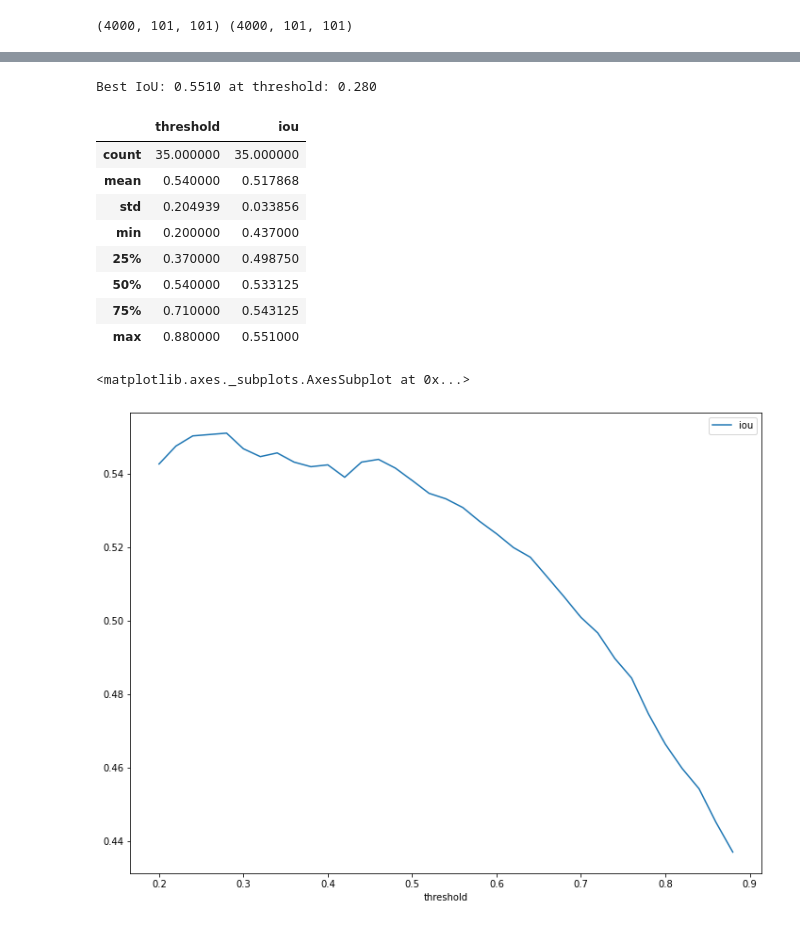
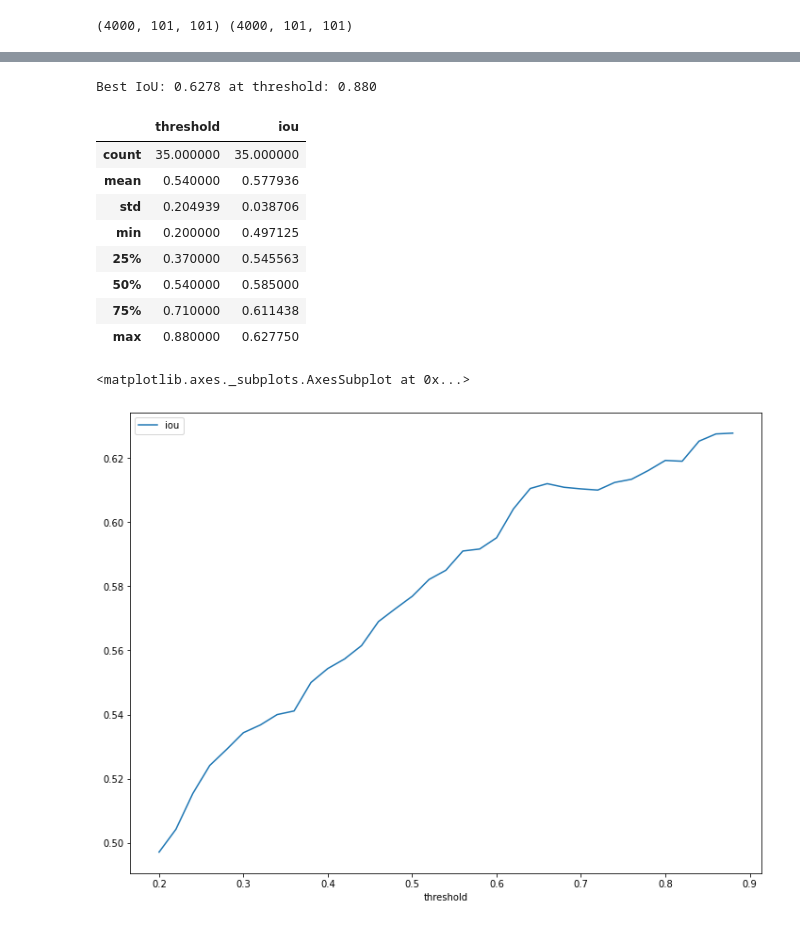
Before and after one commit to taiki-nakaso/diveintocode-ml, a Jupyter notebook: src/term2/sprint20/sprint20.ipynb, the cells around one changed output, grey strips where cells are left out. Cells and saved outputs as stored; diff of their text form; code cells hidden in the pictures.

```diff
--- a/src/term2/sprint20/sprint20.ipynb
+++ b/src/term2/sprint20/sprint20.ipynb
@@ -968,11 +970,11 @@ printm()
 K.clear_session()
 
 # VGG版　ResNet版と比較したい
-model_depth = unet_vgg(
+model_depth_vgg = unet_vgg(
     input_size, decoder_block_bottleneck, weights='imagenet',
     loss_func=bce_dice_loss, metrics_list=[my_iou_metric],
     use_lovash=False)
-print(model_depth.summary())
+print(model_depth_vgg.summary())
 
 
 model_checkpoint = ModelCheckpoint(
@@ -987,11 +989,11 @@ reduce_lr = ReduceLROnPlateau(
     verbose=1)
 
 
-epochs = 2  # 25
+epochs = 10 # 25
 #batch_size = 16
 batch_size = 8 # バッチサイズを半分にしてみる
 
-history = model_depth.fit(X_tr, y_tr,
+history = model_depth_vgg.fit(X_tr, y_tr,
                     validation_data=[X_val, y_val],
                     epochs=epochs,
                     batch_size=batch_size,
@@ -1018,39 +1020,39 @@ Epoch 00002: val_my_iou_metric improved from 0.36913 to 0.51525, saving model to
 # %%
-val_preds = model_depth.predict(X_val, batch_size=16)
+val_preds_vgg = model_depth_vgg.predict(X_val, batch_size=16)
 
-y_val_pred = np.asarray(list(map(lambda x: cv2.resize(x, (101, 101)), val_preds)))
+y_val_pred_vgg = np.asarray(list(map(lambda x: cv2.resize(x, (101, 101)), val_preds_vgg)))
 y_val_true = np.asarray(list(map(lambda x: cv2.resize(x, (101, 101)), y_val)))
 # %%
 thresholds = np.arange(0.2, 0.9, 0.02)
 
 ious = np.array(
     [iou_metric_batch(y_val_true,
-                      np.int32(y_val_pred > threshold)) for threshold in tqdm(thresholds)])
+                      np.int32(y_val_pred_vgg > threshold)) for threshold in tqdm(thresholds)])
 # %%
-df_iou = pd.DataFrame(thresholds, columns=['threshold'])
-df_iou['iou'] = ious
+df_iou_vgg = pd.DataFrame(thresholds, columns=['threshold'])
+df_iou_vgg['iou'] = ious
 
 # Get index of best IoU
-best_index = df_iou['iou'].idxmax()
+best_index_vgg = df_iou_vgg['iou'].idxmax()
 print('Best IoU: {:.4f} at threshold: {:.3f}'.format(
-    df_iou.iou[best_index], df_iou.threshold[best_index]))
+    df_iou_vgg.iou[best_index_vgg], df_iou_vgg.threshold[best_index_vgg]))
 
 # Describe IoU DF
-df_iou.describe()
+df_iou_vgg.describe()
 # %% [output]
-Best IoU: 0.5510 at threshold: 0.280
+Best IoU: 0.6278 at threshold: 0.880
 |  | threshold | iou |
 | count | 35.000000 | 35.000000 |
-| mean | 0.540000 | 0.517868 |
-| std | 0.204939 | 0.033856 |
-| min | 0.200000 | 0.437000 |
-| 25% | 0.370000 | 0.498750 |
-| 50% | 0.540000 | 0.533125 |
-| 75% | 0.710000 | 0.543125 |
-| max | 0.880000 | 0.551000 |
+| mean | 0.540000 | 0.577936 |
+| std | 0.204939 | 0.038706 |
+| min | 0.200000 | 0.497125 |
+| 25% | 0.370000 | 0.545563 |
+| 50% | 0.540000 | 0.585000 |
+| 75% | 0.710000 | 0.611438 |
+| max | 0.880000 | 0.627750 |
 # %%
 # Plot IoU values over threshold range.
-df_iou.plot(x='threshold', y='iou')
+df_iou_vgg.plot(x='threshold', y='iou')
 # %% [output]
 <matplotlib.axes._subplots.AxesSubplot at 0x...>
-[figure, old version]
+[figure, new version]
```
Also changed, not shown: parts of 18 cells of this notebook.
